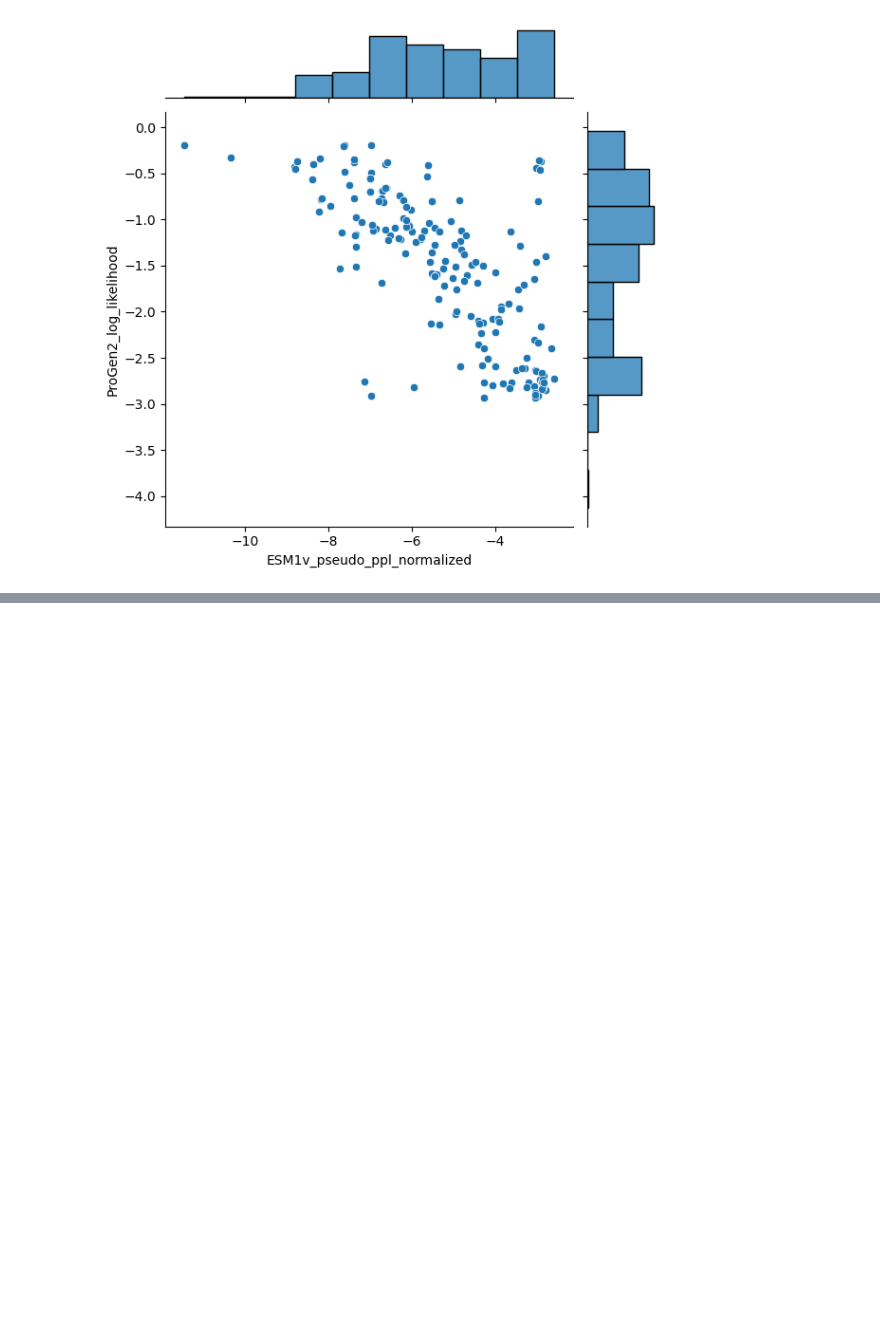
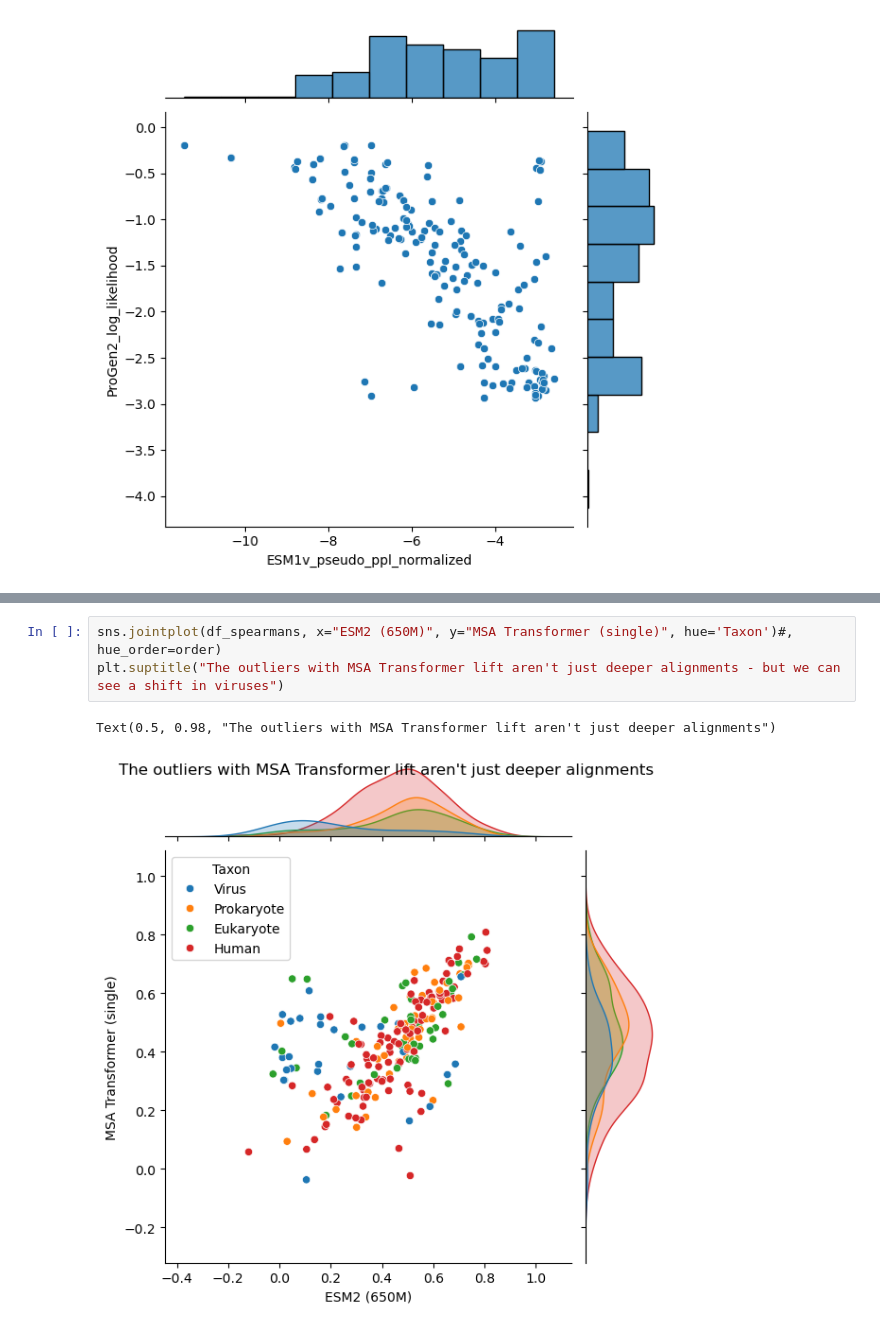
Before and after one commit to loodvn/ProteinGym, a Jupyter notebook: notebooks/analyse_wt_scores.ipynb, the cells around one changed output, grey strips where cells are left out. Saved outputs shown, nothing was run; the diff lists cells and outputs as text; blank space fills up the shorter version.

```diff
--- a/notebooks/analyse_wt_scores.ipynb
+++ b/notebooks/analyse_wt_scores.ipynb
@@ -512,0 +547,6 @@ sns.jointplot(x="ESM1v_pseudo_ppl_normalized", y="ProGen2_log_likelihood", data=
+# %%
+sns.jointplot(df_spearmans, x="ESM2 (650M)", y="MSA Transformer (single)", hue='Taxon')#, hue_order=order)
+plt.suptitle("The outliers with MSA Transformer lift aren't just deeper alignments - but we can see a shift in viruses")
+# %% [output]
+Text(0.5, 0.98, "The outliers with MSA Transformer lift aren't just deeper alignments")
+[figure, added]
```
Also changed, not shown: parts of 5 cells of this notebook, 4 other files.
